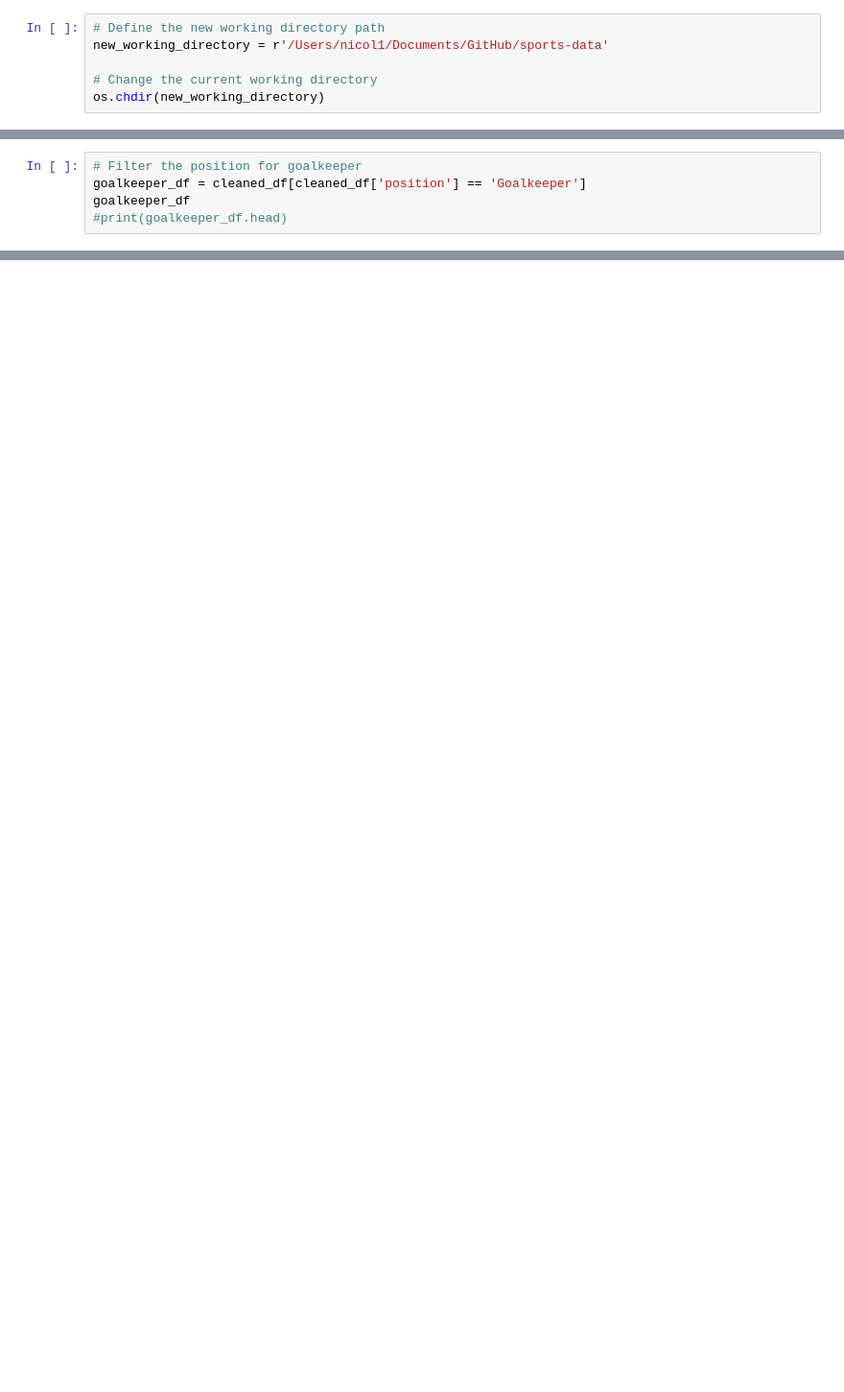
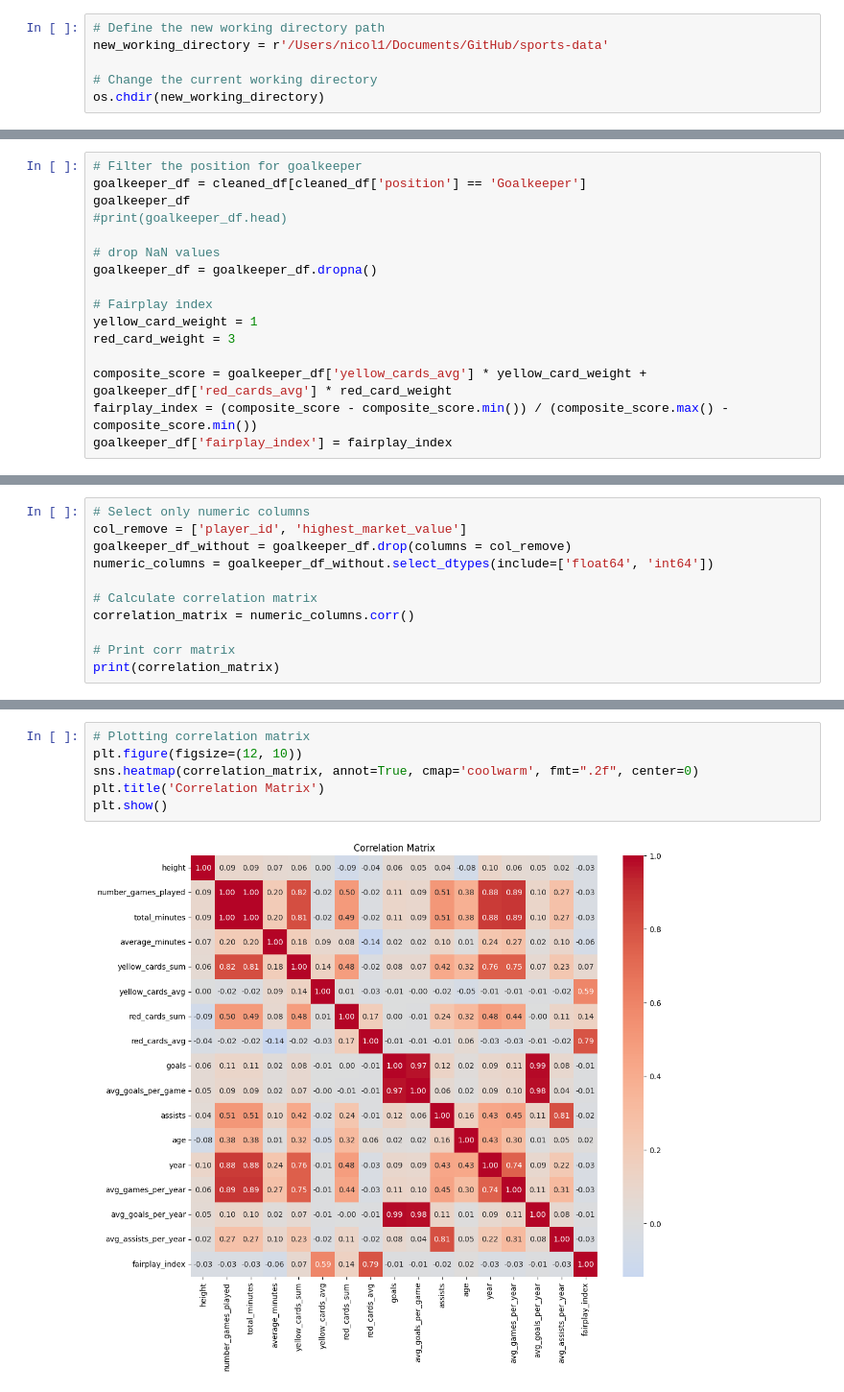
Before and after one commit to camille-sophiie/sports-data, a Jupyter notebook: code/03_modelling_goalkeeper.ipynb, the cells around one changed output, grey strips where cells are left out. Shown: that part at 96% size. Cells and saved outputs as stored; diff of their text form; blank space fills up the shorter version.

```diff
--- a/code/03_modelling_goalkeeper.ipynb
+++ b/code/03_modelling_goalkeeper.ipynb
@@ -37,3 +43,14 @@ cleaned_df
 goalkeeper_df = cleaned_df[cleaned_df['position'] == 'Goalkeeper']
 goalkeeper_df
 #print(goalkeeper_df.head)
+
+# drop NaN values
+goalkeeper_df = goalkeeper_df.dropna()
+
+# Fairplay index
+yellow_card_weight = 1
+red_card_weight = 3
+
+composite_score = goalkeeper_df['yellow_cards_avg'] * yellow_card_weight + goalkeeper_df['red_cards_avg'] * red_card_weight
+fairplay_index = (composite_score - composite_score.min()) / (composite_score.max() - composite_score.min())
+goalkeeper_df['fairplay_index'] = fairplay_index
@@ -53,0 +57,11 @@ goalkeeper_df
+# %%
+# Select only numeric columns
+col_remove = ['player_id', 'highest_market_value']
+goalkeeper_df_without = goalkeeper_df.drop(columns = col_remove)
+numeric_columns = goalkeeper_df_without.select_dtypes(include=['float64', 'int64'])
+
+# Calculate correlation matrix
+correlation_matrix = numeric_columns.corr()
+
+# Print corr matrix
+print(correlation_matrix)
@@ -53,0 +86,8 @@ goalkeeper_df
+# %%
+# Plotting correlation matrix
+plt.figure(figsize=(12, 10))
+sns.heatmap(correlation_matrix, annot=True, cmap='coolwarm', fmt=".2f", center=0)
+plt.title('Correlation Matrix')
+plt.show()
+# %% [output]
+[figure, added]
```
Also changed, not shown: parts of 16 cells of this notebook, 1 other file.
